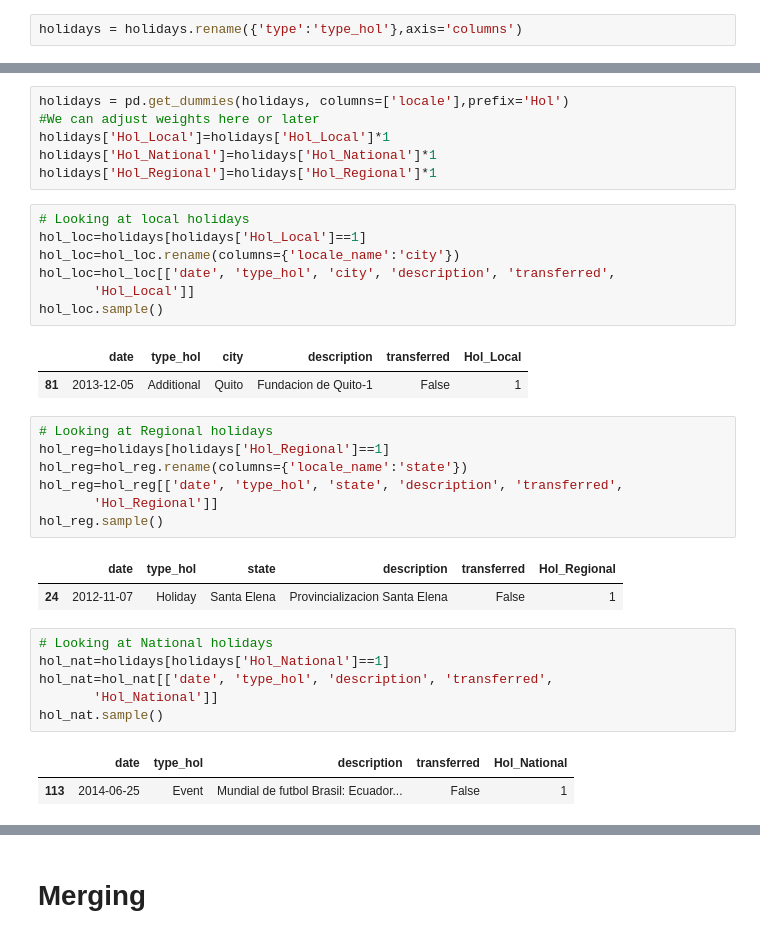
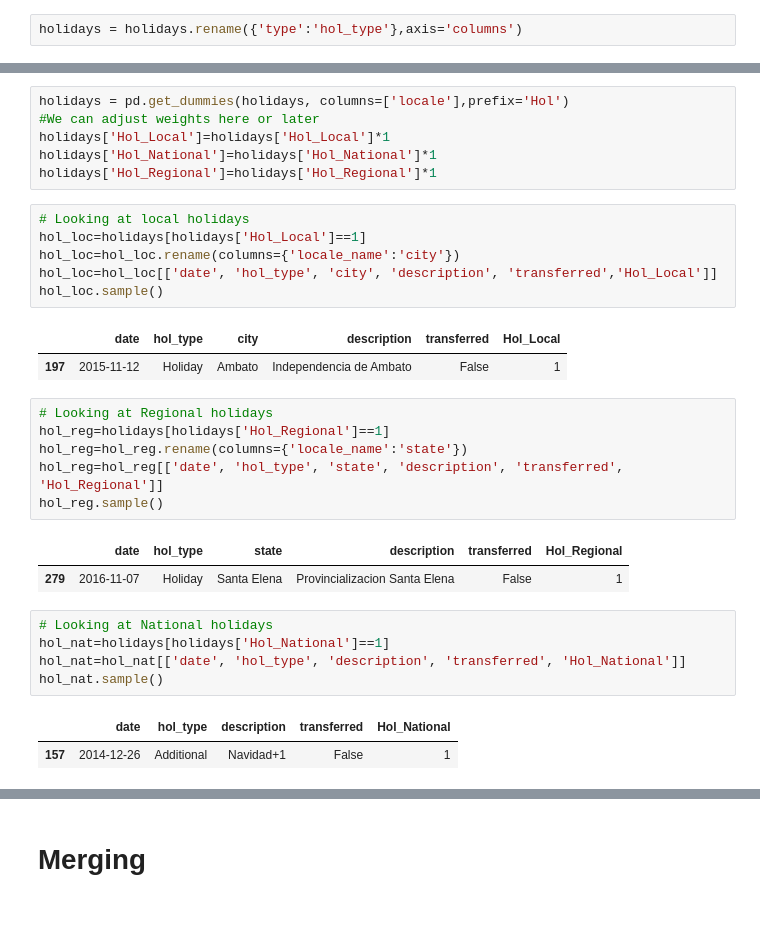
Before and after one commit to arielxinsu/Erdos_Grocery_Sales, a Jupyter notebook: Master/2. Cleaning.ipynb, the cells around one changed output, grey strips where cells are left out. Drawn from its saved outputs; the diff is of its cells as text.

```diff
--- a/Master/2. Cleaning.ipynb
+++ b/Master/2. Cleaning.ipynb
@@ -51,7 +56,7 @@ oil['dcoilwtico'] = oil['dcoilwtico'].interpolate()
 # %% [markdown]
 Rename the `type` column so that it won't conflict with store type.
 # %%
-holidays = holidays.rename({'type':'type_hol'},axis='columns')
+holidays = holidays.rename({'type':'hol_type'},axis='columns')
 # %% [markdown]
 From the preliminary analysis, two transferred holidays need their description updated so that all tranfer holidays have consistent formatting.
 # %%
@@ -74,30 +79,27 @@ holidays['Hol_Regional']=holidays['Hol_Regional']*1
 # %%
 # Looking at local holidays
 hol_loc=holidays[holidays['Hol_Local']==1]
 hol_loc=hol_loc.rename(columns={'locale_name':'city'})
-hol_loc=hol_loc[['date', 'type_hol', 'city', 'description', 'transferred',
-       'Hol_Local']]
+hol_loc=hol_loc[['date', 'hol_type', 'city', 'description', 'transferred','Hol_Local']]
 hol_loc.sample()
 # %% [output]
-|  | date | type_hol | city | description | transferred | Hol_Local |
-| 81 | 2013-12-05 | Additional | Quito | Fundacion de Quito-1 | False | 1 |
+|  | date | hol_type | city | description | transferred | Hol_Local |
+| 197 | 2015-11-12 | Holiday | Ambato | Independencia de Ambato | False | 1 |
 # %%
 # Looking at Regional holidays
 hol_reg=holidays[holidays['Hol_Regional']==1]
 hol_reg=hol_reg.rename(columns={'locale_name':'state'})
-hol_reg=hol_reg[['date', 'type_hol', 'state', 'description', 'transferred',
-       'Hol_Regional']]
+hol_reg=hol_reg[['date', 'hol_type', 'state', 'description', 'transferred', 'Hol_Regional']]
 hol_reg.sample()
 # %% [output]
-|  | date | type_hol | state | description | transferred | Hol_Regional |
-| 24 | 2012-11-07 | Holiday | Santa Elena | Provincializacion Santa Elena | False | 1 |
+|  | date | hol_type | state | description | transferred | Hol_Regional |
+| 279 | 2016-11-07 | Holiday | Santa Elena | Provincializacion Santa Elena | False | 1 |
 # %%
 # Looking at National holidays
 hol_nat=holidays[holidays['Hol_National']==1]
-hol_nat=hol_nat[['date', 'type_hol', 'description', 'transferred',
-       'Hol_National']]
+hol_nat=hol_nat[['date', 'hol_type', 'description', 'transferred', 'Hol_National']]
 hol_nat.sample()
 # %% [output]
-|  | date | type_hol | description | transferred | Hol_National |
-| 113 | 2014-06-25 | Event | Mundial de futbol Brasil: Ecuador... | False | 1 |
+|  | date | hol_type | description | transferred | Hol_National |
+| 157 | 2014-12-26 | Additional | Navidad+1 | False | 1 |
 # %%
```
Also changed, not shown: parts of 36 cells of this notebook, 5 other files.
